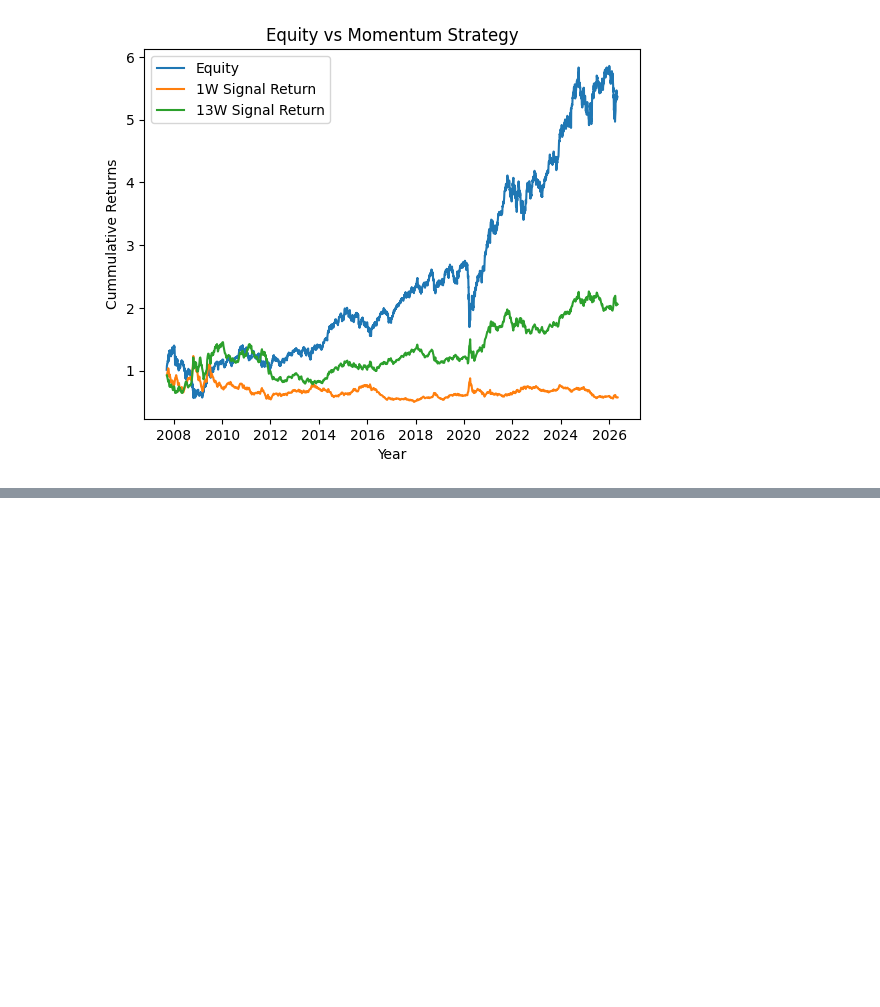
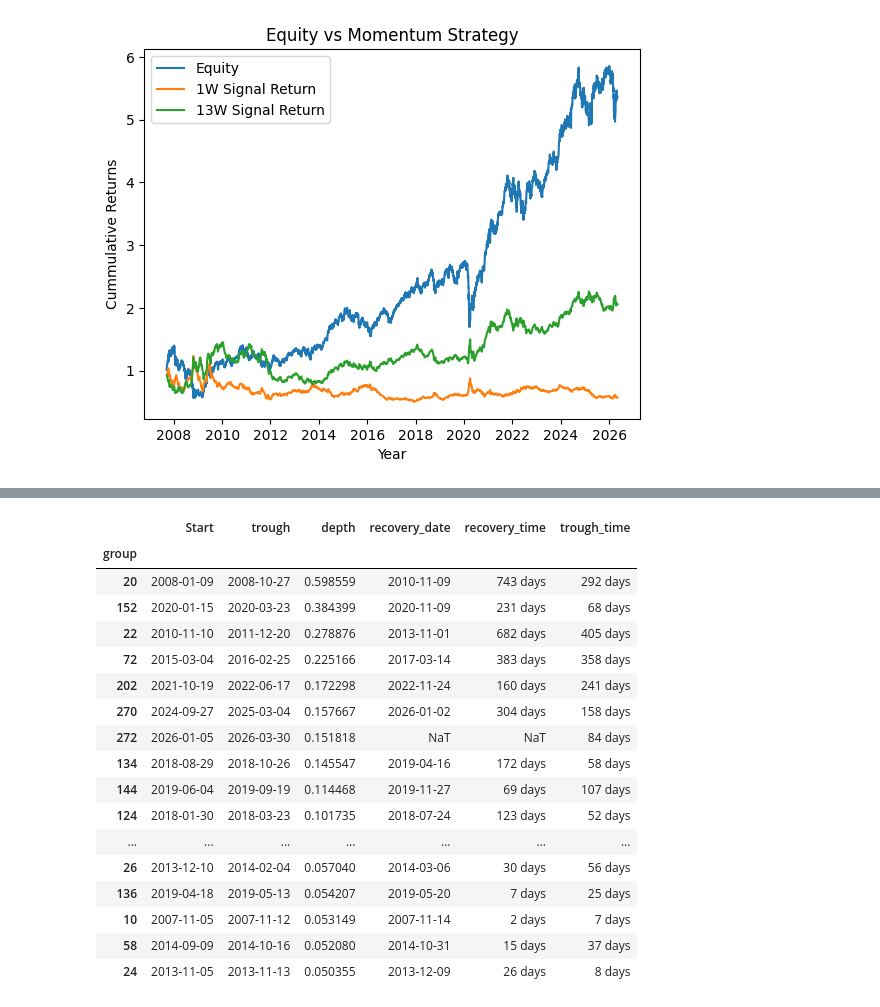
Before and after one commit to varungarg983/quant-trading-research, a Jupyter notebook: nifty_research.ipynb, the cells around one changed output, grey strips where cells are left out. Saved outputs shown, nothing was run; the diff lists cells and outputs as text; code cells hidden in the pictures; blank space fills up the shorter version.

Commit message:
Add Nifty drawdown table with depth, trough, and recovery analysis.

```diff
--- a/nifty_research.ipynb
+++ b/nifty_research.ipynb
@@ -381,3 +381,9 @@ plt.legend()
 plt.show()
 # %% [output]
 [figure]
+# %%
+df = yf.download("^NSEI",end= "2026-05-05", start="2001-01-01")
+df.columns = df.columns.droplevel(1)
+df['peak'] = df['Close'].cummax()
+df['drawdown'] = df['Close']/df['peak'] - 1
+df
@@ -383,0 +406,3 @@ plt.show()
+# %%
+df['group'] = (df['drawdown'] < 0).astype(int).diff().ne(0).cumsum()
+print(df.head(20))
@@ -383,0 +427,32 @@ plt.show()
+# %%
+df_grouped = df['drawdown'].groupby(df['group']).apply(lambda x: x.index[0])
+df_grouped = pd.DataFrame(df_grouped)
+df_grouped.columns = ['Start']
+df_grouped['trough'] = df['drawdown'].groupby(df['group']).idxmin()
+df_grouped['depth'] = abs(df['drawdown'].groupby(df['group']).min())
+df_grouped['recovery_date'] = df_grouped['Start'].shift(-1)
+df_grouped['recovery_time'] =  df_grouped['recovery_date'] - df_grouped['trough']
+df_grouped['trough_time'] = df_grouped['trough'] - df_grouped['Start']
+df_grouped = df_grouped[df_grouped['depth'] > 0.05 ]
+df_grouped = df_grouped.sort_values(by = ['depth'], ascending= False)
+
+df_grouped
+# %% [output]
+|  | Start | trough | depth | recovery_date | recovery_time | trough_time |
+| group |  |  |  |  |  |  |
+| 20 | 2008-01-09 | 2008-10-27 | 0.598559 | 2010-11-09 | 743 days | 292 days |
+| 152 | 2020-01-15 | 2020-03-23 | 0.384399 | 2020-11-09 | 231 days | 68 days |
+| 22 | 2010-11-10 | 2011-12-20 | 0.278876 | 2013-11-01 | 682 days | 405 days |
+| 72 | 2015-03-04 | 2016-02-25 | 0.225166 | 2017-03-14 | 383 days | 358 days |
+| 202 | 2021-10-19 | 2022-06-17 | 0.172298 | 2022-11-24 | 160 days | 241 days |
+| 270 | 2024-09-27 | 2025-03-04 | 0.157667 | 2026-01-02 | 304 days | 158 days |
+| 272 | 2026-01-05 | 2026-03-30 | 0.151818 | NaT | NaT | 84 days |
+| 134 | 2018-08-29 | 2018-10-26 | 0.145547 | 2019-04-16 | 172 days | 58 days |
+| 144 | 2019-06-04 | 2019-09-19 | 0.114468 | 2019-11-27 | 69 days | 107 days |
+| 124 | 2018-01-30 | 2018-03-23 | 0.101735 | 2018-07-24 | 123 days | 52 days |
+| ... | ... | ... | ... | ... | ... | ... |
+| 26 | 2013-12-10 | 2014-02-04 | 0.057040 | 2014-03-06 | 30 days | 56 days |
+| 136 | 2019-04-18 | 2019-05-13 | 0.054207 | 2019-05-20 | 7 days | 25 days |
+| 10 | 2007-11-05 | 2007-11-12 | 0.053149 | 2007-11-14 | 2 days | 7 days |
+| 58 | 2014-09-09 | 2014-10-16 | 0.052080 | 2014-10-31 | 15 days | 37 days |
+| 24 | 2013-11-05 | 2013-11-13 | 0.050355 | 2013-12-09 | 26 days | 8 days |
```
Also changed, not shown: parts of 6 cells of this notebook.
